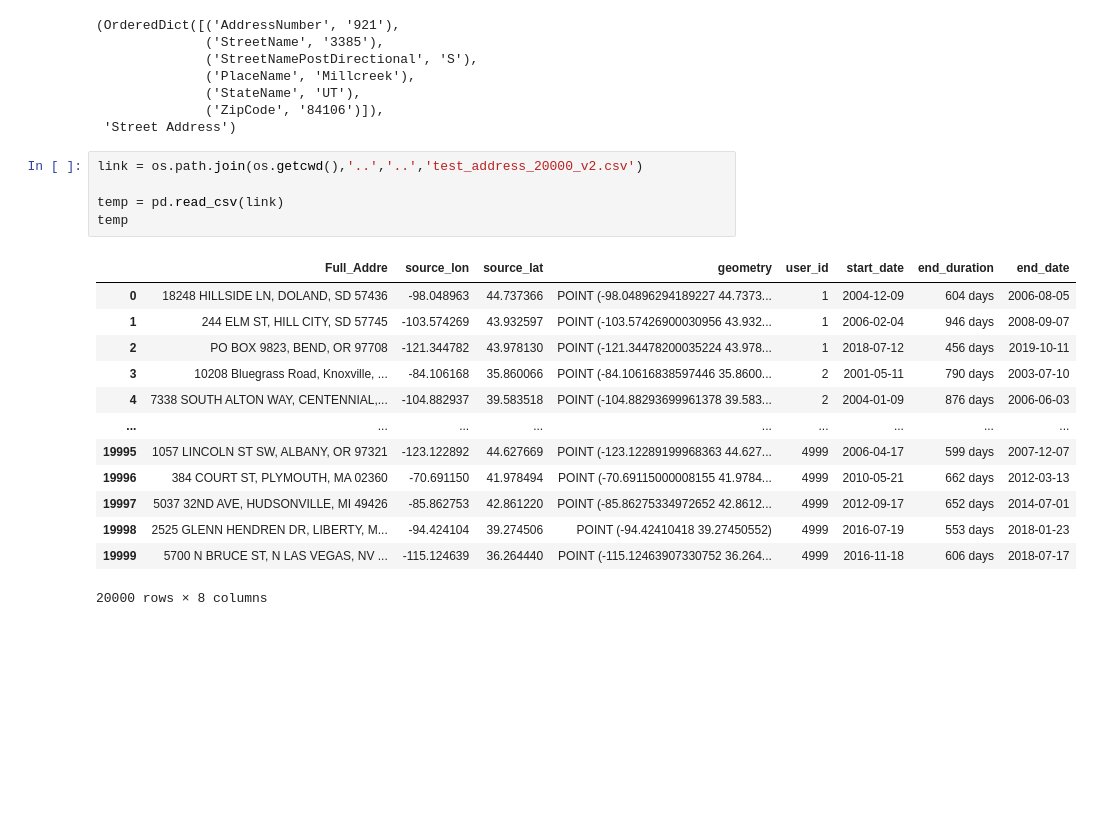
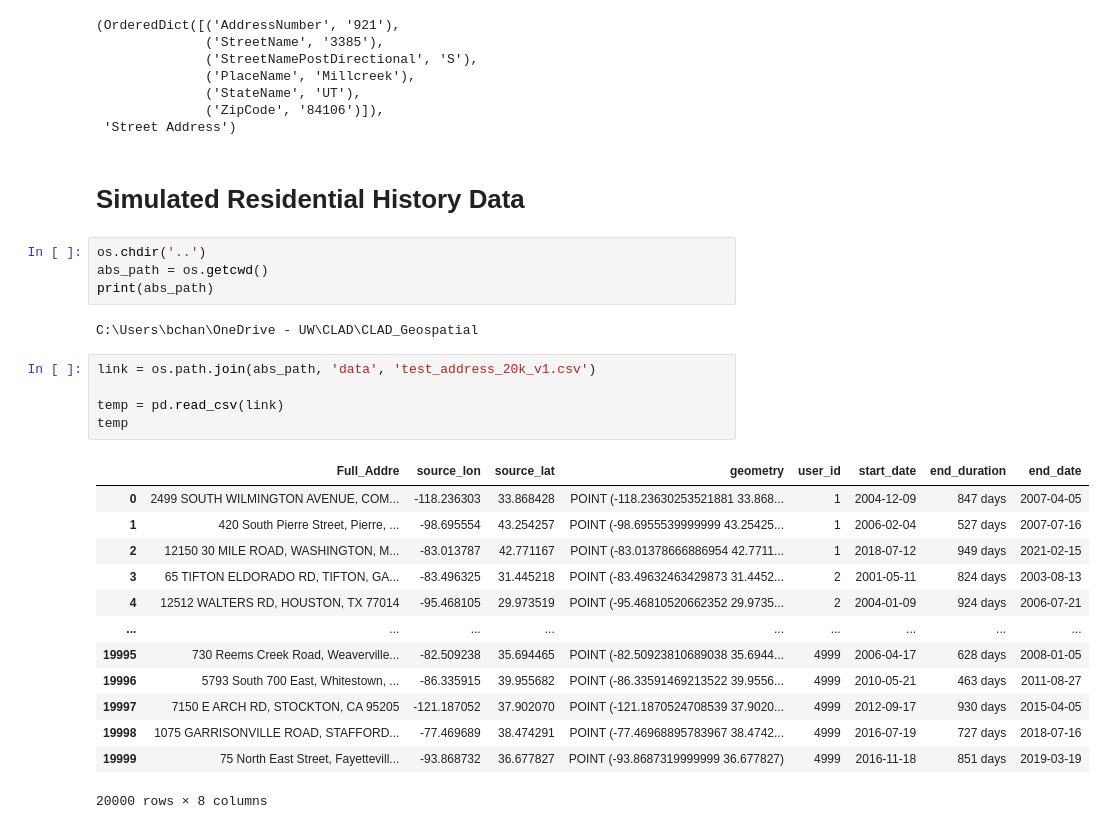
Before and after one commit to brian-cy-chang/UW_Geospatial, a Jupyter notebook: notebooks/usaddress.ipynb, the cells around one changed output. Cells and saved outputs as stored; diff of their text form; blank space fills up the shorter version.

Commit message:
add address_2 and post-processing strings

```diff
--- a/notebooks/usaddress.ipynb
+++ b/notebooks/usaddress.ipynb
@@ -56,23 +56,31 @@ usaddress.tag(UT_address)
               ('StateName', 'UT'),
               ('ZipCode', '84106')]),
  'Street Address')
+# %% [markdown]
+# Simulated Residential History Data
+# %%
+os.chdir('..')
+abs_path = os.getcwd()
+print(abs_path)
+# %% [output]
+C:\Users\bchan\OneDrive - UW\CLAD\CLAD_Geospatial
 # %%
-link = os.path.join(os.getcwd(),'..','..','test_address_20000_v2.csv')
+link = os.path.join(abs_path, 'data', 'test_address_20k_v1.csv')
 
 temp = pd.read_csv(link)
 temp
 # %% [output]
 |  | Full_Addre | source_lon | source_lat | geometry | user_id | start_date | end_duration | end_date |
-| 0 | 18248 HILLSIDE LN, DOLAND, SD 57436 | -98.048963 | 44.737366 | POINT (-98.04896294189227 44.7373... | 1 | 2004-12-09 | 604 days | 2006-08-05 |
-| 1 | 244 ELM ST, HILL CITY, SD 57745 | -103.574269 | 43.932597 | POINT (-103.57426900030956 43.932... | 1 | 2006-02-04 | 946 days | 2008-09-07 |
-| 2 | PO BOX 9823, BEND, OR 97708 | -121.344782 | 43.978130 | POINT (-121.34478200035224 43.978... | 1 | 2018-07-12 | 456 days | 2019-10-11 |
-| 3 | 10208 Bluegrass Road, Knoxville, ... | -84.106168 | 35.860066 | POINT (-84.10616838597446 35.8600... | 2 | 2001-05-11 | 790 days | 2003-07-10 |
-| 4 | 7338 SOUTH ALTON WAY, CENTENNIAL,... | -104.882937 | 39.583518 | POINT (-104.88293699961378 39.583... | 2 | 2004-01-09 | 876 days | 2006-06-03 |
+| 0 | 2499 SOUTH WILMINGTON AVENUE, COM... | -118.236303 | 33.868428 | POINT (-118.23630253521881 33.868... | 1 | 2004-12-09 | 847 days | 2007-04-05 |
+| 1 | 420 South Pierre Street, Pierre, ... | -98.695554 | 43.254257 | POINT (-98.6955539999999 43.25425... | 1 | 2006-02-04 | 527 days | 2007-07-16 |
+| 2 | 12150 30 MILE ROAD, WASHINGTON, M... | -83.013787 | 42.771167 | POINT (-83.01378666886954 42.7711... | 1 | 2018-07-12 | 949 days | 2021-02-15 |
+| 3 | 65 TIFTON ELDORADO RD, TIFTON, GA... | -83.496325 | 31.445218 | POINT (-83.49632463429873 31.4452... | 2 | 2001-05-11 | 824 days | 2003-08-13 |
+| 4 | 12512 WALTERS RD, HOUSTON, TX 77014 | -95.468105 | 29.973519 | POINT (-95.46810520662352 29.9735... | 2 | 2004-01-09 | 924 days | 2006-07-21 |
 | ... | ... | ... | ... | ... | ... | ... | ... | ... |
-| 19995 | 1057 LINCOLN ST SW, ALBANY, OR 97321 | -123.122892 | 44.627669 | POINT (-123.12289199968363 44.627... | 4999 | 2006-04-17 | 599 days | 2007-12-07 |
-| 19996 | 384 COURT ST, PLYMOUTH, MA 02360 | -70.691150 | 41.978494 | POINT (-70.69115000008155 41.9784... | 4999 | 2010-05-21 | 662 days | 2012-03-13 |
-| 19997 | 5037 32ND AVE, HUDSONVILLE, MI 49426 | -85.862753 | 42.861220 | POINT (-85.86275334972652 42.8612... | 4999 | 2012-09-17 | 652 days | 2014-07-01 |
-| 19998 | 2525 GLENN HENDREN DR, LIBERTY, M... | -94.424104 | 39.274506 | POINT (-94.42410418 39.27450552) | 4999 | 2016-07-19 | 553 days | 2018-01-23 |
-| 19999 | 5700 N BRUCE ST, N LAS VEGAS, NV ... | -115.124639 | 36.264440 | POINT (-115.12463907330752 36.264... | 4999 | 2016-11-18 | 606 days | 2018-07-17 |
+| 19995 | 730 Reems Creek Road, Weaverville... | -82.509238 | 35.694465 | POINT (-82.50923810689038 35.6944... | 4999 | 2006-04-17 | 628 days | 2008-01-05 |
+| 19996 | 5793 South 700 East, Whitestown, ... | -86.335915 | 39.955682 | POINT (-86.33591469213522 39.9556... | 4999 | 2010-05-21 | 463 days | 2011-08-27 |
+| 19997 | 7150 E ARCH RD, STOCKTON, CA 95205 | -121.187052 | 37.902070 | POINT (-121.1870524708539 37.9020... | 4999 | 2012-09-17 | 930 days | 2015-04-05 |
+| 19998 | 1075 GARRISONVILLE ROAD, STAFFORD... | -77.469689 | 38.474291 | POINT (-77.46968895783967 38.4742... | 4999 | 2016-07-19 | 727 days | 2018-07-16 |
+| 19999 | 75 North East Street, Fayettevill... | -93.868732 | 36.677827 | POINT (-93.8687319999999 36.677827) | 4999 | 2016-11-18 | 851 days | 2019-03-19 |
 20000 rows × 8 columns
 # %%
```
Also changed, not shown: parts of 15 cells of this notebook.
